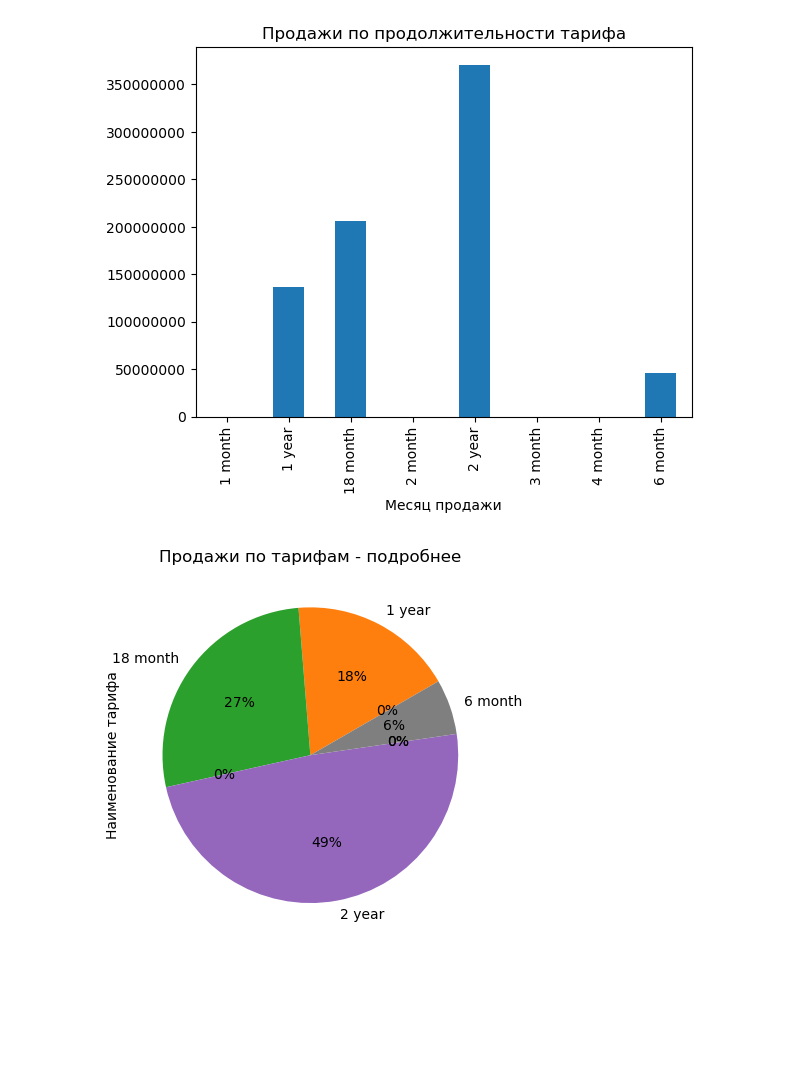
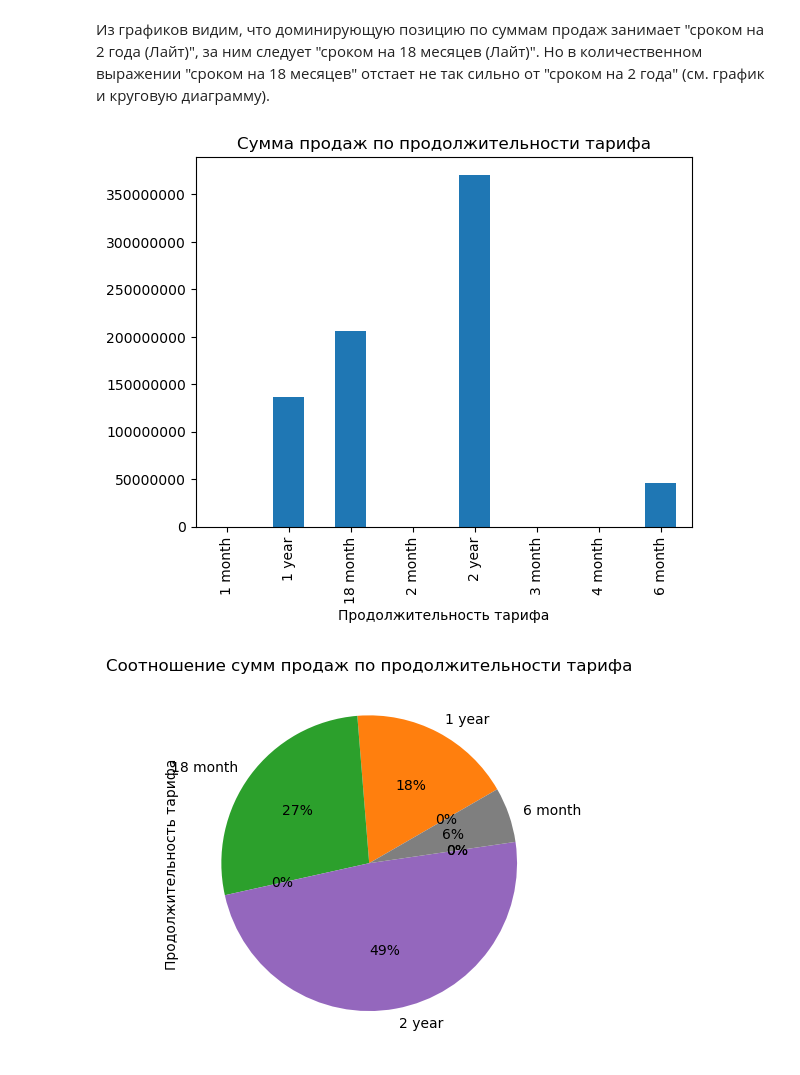
Before and after one commit to Ragnarok-039/-, a Jupyter notebook: Контур. Тестовое на продуктового аналитика/main.ipynb, the cells around one changed output. Drawn from its saved outputs; the diff is of its cells as text; code cells hidden in the pictures; blank space fills up the shorter version.

```diff
--- a/Контур. Тестовое на продуктового аналитика/main.ipynb
+++ b/Контур. Тестовое на продуктового аналитика/main.ipynb
@@ -245,28 +303,35 @@ plt.show()
+# %% [markdown]
+Из графиков видим, что доминирующую позицию по суммам продаж занимает "сроком на 2 года (Лайт)", за ним следует "сроком на 18 месяцев (Лайт)".
+Но в количественном выражении "сроком на 18 месяцев" отстает не так сильно от "сроком на 2 года" (см. график и круговую диаграмму).
 # %%
+# И в завершение проанализируем период, на который приобретаются тарифы.
+# Создадим два датафрейма по продолжительности тарифов.
+# Сумма продаж по продолжительности тарифа.
 df_pay_sum_by_tariff_duration = df_sales[['Cost', 'tariff_duration']].groupby('tariff_duration')['Cost'].agg('sum')
+# Количество продаж по продолжительности тарифа.
 df_pay_count_by_tariff_duration = df_sales[['Cost', 'tariff_duration']].groupby('tariff_duration')['tariff_duration'].agg('count')
 
 df_pay_sum_by_tariff_duration.plot(kind = 'bar')
-plt.title('Продажи по продолжительности тарифа')
+plt.title('Сумма продаж по продолжительности тарифа')
 plt.ticklabel_format(style = 'plain', axis='y')
-plt.xlabel('Месяц продажи', horizontalalignment='center')
+plt.xlabel('Продолжительность тарифа', horizontalalignment='center')
 plt.show()
 
 df_pay_sum_by_tariff_duration.plot(kind='pie', autopct='%1.0f%%', startangle=30)
-plt.title('Продажи по тарифам - подробнее')
-plt.ylabel('Наименование тарифа', horizontalalignment='center')
+plt.title('Соотношение сумм продаж по продолжительности тарифа')
+plt.ylabel('Продолжительность тарифа', horizontalalignment='center')
 plt.show()
 
 df_pay_count_by_tariff_duration.plot(kind = 'bar')
-plt.title('Продажи по продолжительности тарифа')
+plt.title('Количество продаж по продолжительности тарифа')
 plt.ticklabel_format(style = 'plain', axis='y')
-plt.xlabel('Месяц продажи', horizontalalignment='center')
+plt.xlabel('Продолжительность тарифа', horizontalalignment='center')
 plt.show()
 
 df_pay_count_by_tariff_duration.plot(kind='pie', autopct='%1.0f%%', startangle=30)
-plt.title('Продажи по тарифам - подробнее')
-plt.ylabel('Наименование тарифа', horizontalalignment='center')
+plt.title('Количество сумм продаж по продолжительности тарифа')
+plt.ylabel('Продолжительность тарифа', horizontalalignment='center')
 plt.show()
 # %% [output]
-[figure, old version]
+[figure, new version]
-[figure, old version]
+[figure, new version]
```
Also changed, not shown: parts of 15 cells of this notebook.
